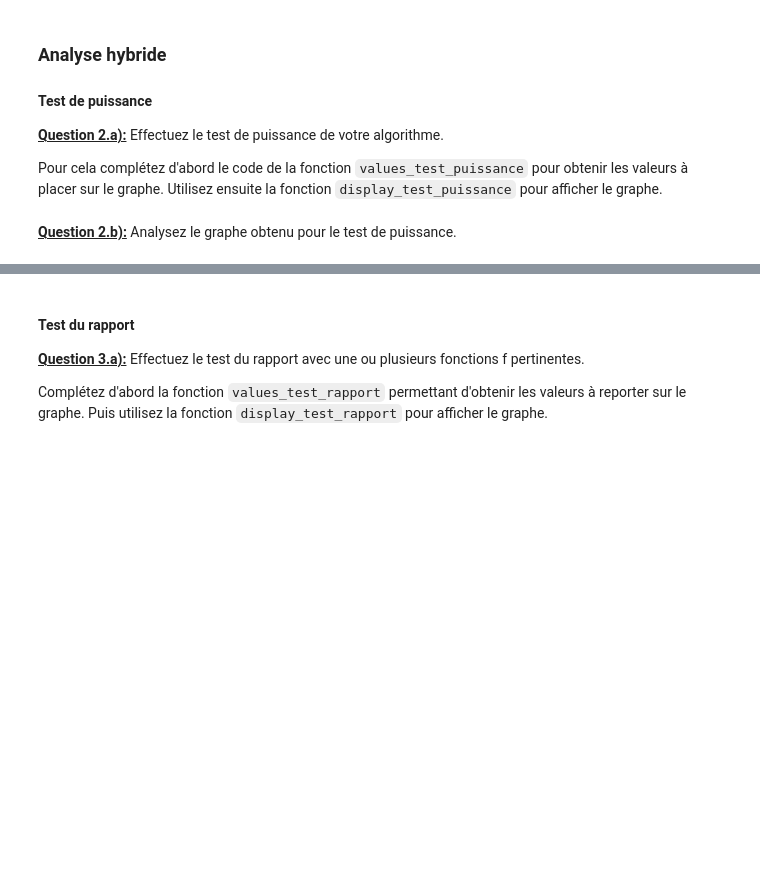
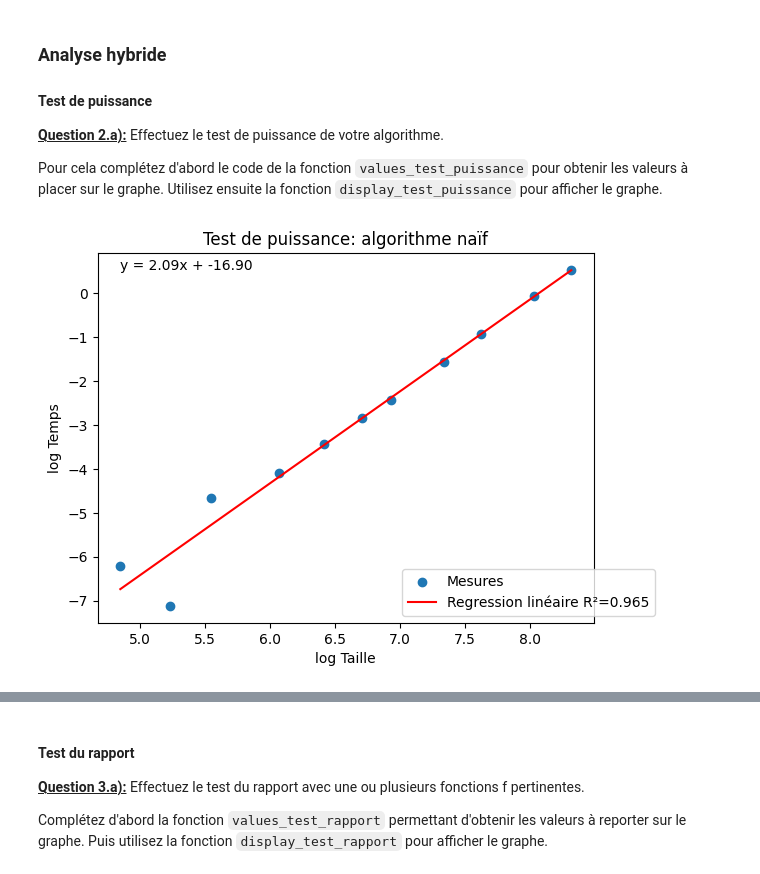
Before and after one commit to UiVieto/INF8775, a Jupyter notebook: TP1-H24.ipynb, the cells around one changed output, grey strips where cells are left out. Drawn from its saved outputs; the diff is of its cells as text; code cells hidden in the pictures; blank space fills up the shorter version.

Commit message:
Analyse algo naìf

```diff
--- a/TP1-H24.ipynb
+++ b/TP1-H24.ipynb
@@ -48,7 +48,7 @@ Soit l’exemple suivant avec 5 bâtiments :
 La figure B représente la silhouette (et donc la solution) tracée par les bâtiments colorés de la figure A.
 # %%
 # Problem data
-example_buildings = [(2, 13, 10), (3, 7, 15), (5, 12, 12), (14, 24, 8), (15, 20, 10)]
+example_buildings = [(2, 9, 10), (3, 7, 15), (5, 12, 12), (15, 20, 10), (19, 24, 8)]
 
 # Solution data
 example_skyline = [(2, 10), (3, 15), (7, 12), (12, 0), (15, 10), (20, 8), (24, 0)]
@@ -326,6 +324,6 @@ Cet algorithme effectue une boucle sur les bâtiments pour créer une liste de b
 ### Mesures
 # %%
 # TODO: Utilisez un de vos matricules comme graine et une liste de tailles judicieusement choisies
-dataset = get_dataset(2136374, [128, 256, 612, 1024, 2048, 4096, 8192])
+dataset = get_dataset(2136374, [128, 188, 256, 434, 612, 818, 1024, 1536, 2048, 3078, 4096])
 # %%
 measures_bruteforce = measure_procedure(skyline_bruteforce, dataset)
@@ -344,12 +357,12 @@ Pour cela complétez d'abord le code de la fonction `values_test_puissance` pour
 # %%
 import math
 
 def values_test_puissance(measures):
     return {
         # TODO: calculez les valeurs x:y pour le test de puissance
-        x:y for size, measure in measures.items()
+        math.log(x):math.log(y) for x, y in measures.items()
     }
 
-display_test_puissance((measures_bruteforce), "Test de puissance: algorithme naïf")
+display_test_puissance(values_test_puissance(measures_bruteforce), "Test de puissance: algorithme naïf")
+# %% [output]
+[figure, added]
-# %% [markdown]
-<u>**Question 2.b):**</u> Analysez le graphe obtenu pour le test de puissance.
```
Also changed, not shown: parts of 17 cells of this notebook.
